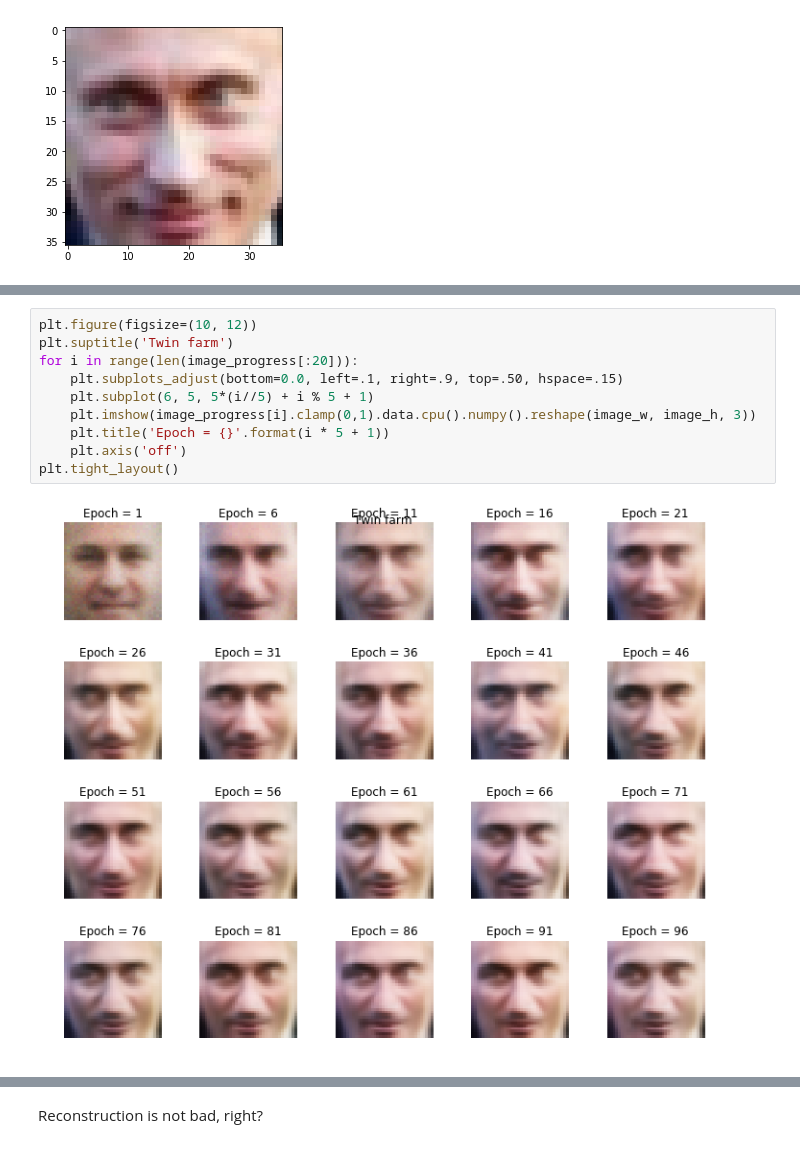
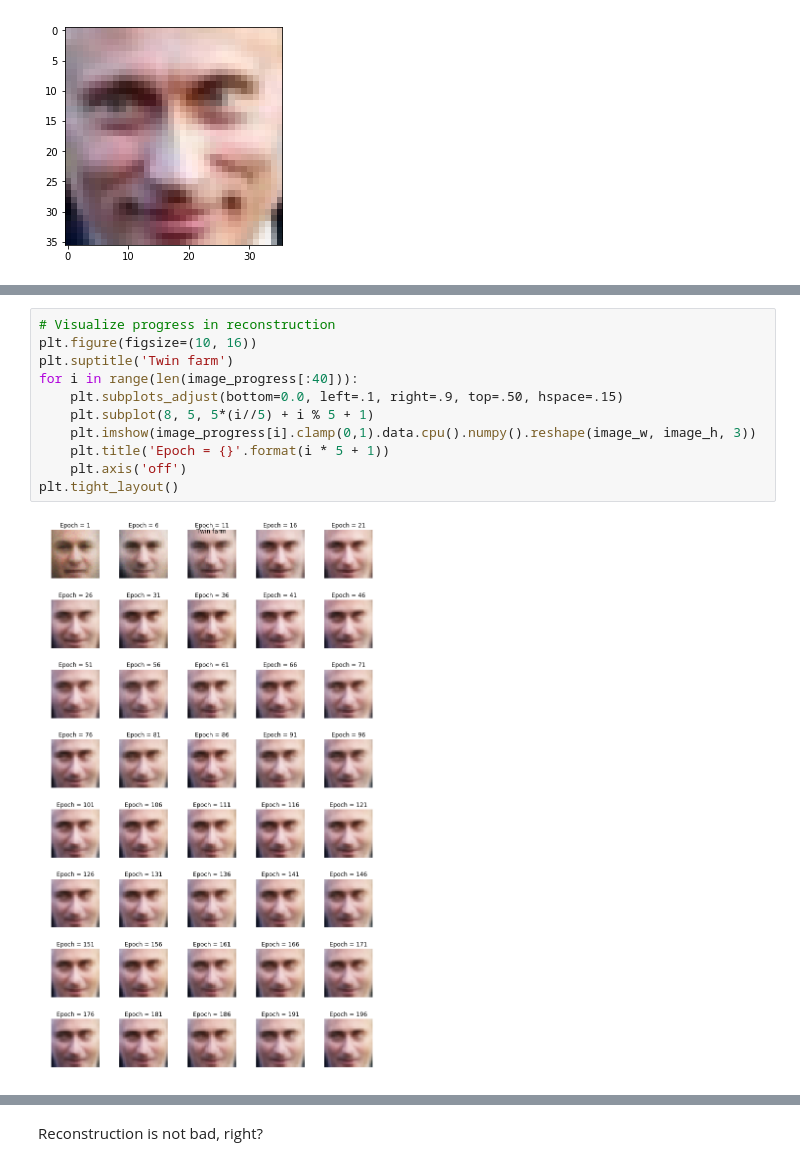
Before and after one commit to liviniuk/dl-course-skoltech, a Jupyter notebook: HW3/homework03_part2_vae_advanced.ipynb, the cells around one changed output, grey strips where cells are left out. Cells and saved outputs as stored; diff of their text form.

```diff
--- a/HW3/homework03_part2_vae_advanced.ipynb
+++ b/HW3/homework03_part2_vae_advanced.ipynb
@@ -210,14 +212,15 @@ plt.show()
 # %%
-plt.figure(figsize=(10, 12))
+# Visualize progress in reconstruction
+plt.figure(figsize=(10, 16))
 plt.suptitle('Twin farm')
-for i in range(len(image_progress[:20])):
+for i in range(len(image_progress[:40])):
     plt.subplots_adjust(bottom=0.0, left=.1, right=.9, top=.50, hspace=.15)
-    plt.subplot(6, 5, 5*(i//5) + i % 5 + 1)
+    plt.subplot(8, 5, 5*(i//5) + i % 5 + 1)
     plt.imshow(image_progress[i].clamp(0,1).data.cpu().numpy().reshape(image_w, image_h, 3))
     plt.title('Epoch = {}'.format(i * 5 + 1))
     plt.axis('off')
 plt.tight_layout()
 # %% [output]
-[figure, old version]
+[figure, new version]
 # %%
 # Examine the reconstructions
```
Also changed, not shown: parts of 26 cells of this notebook.
